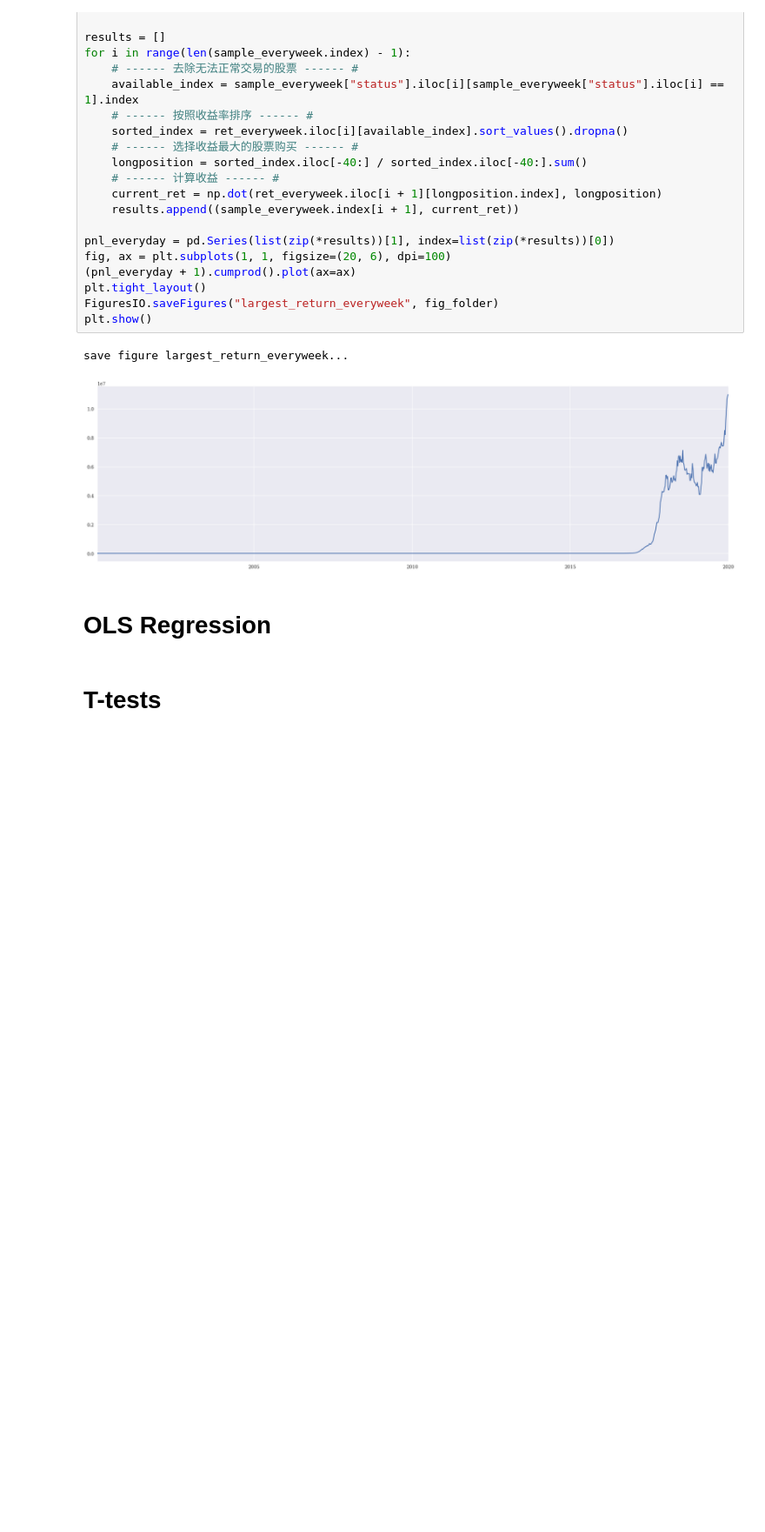
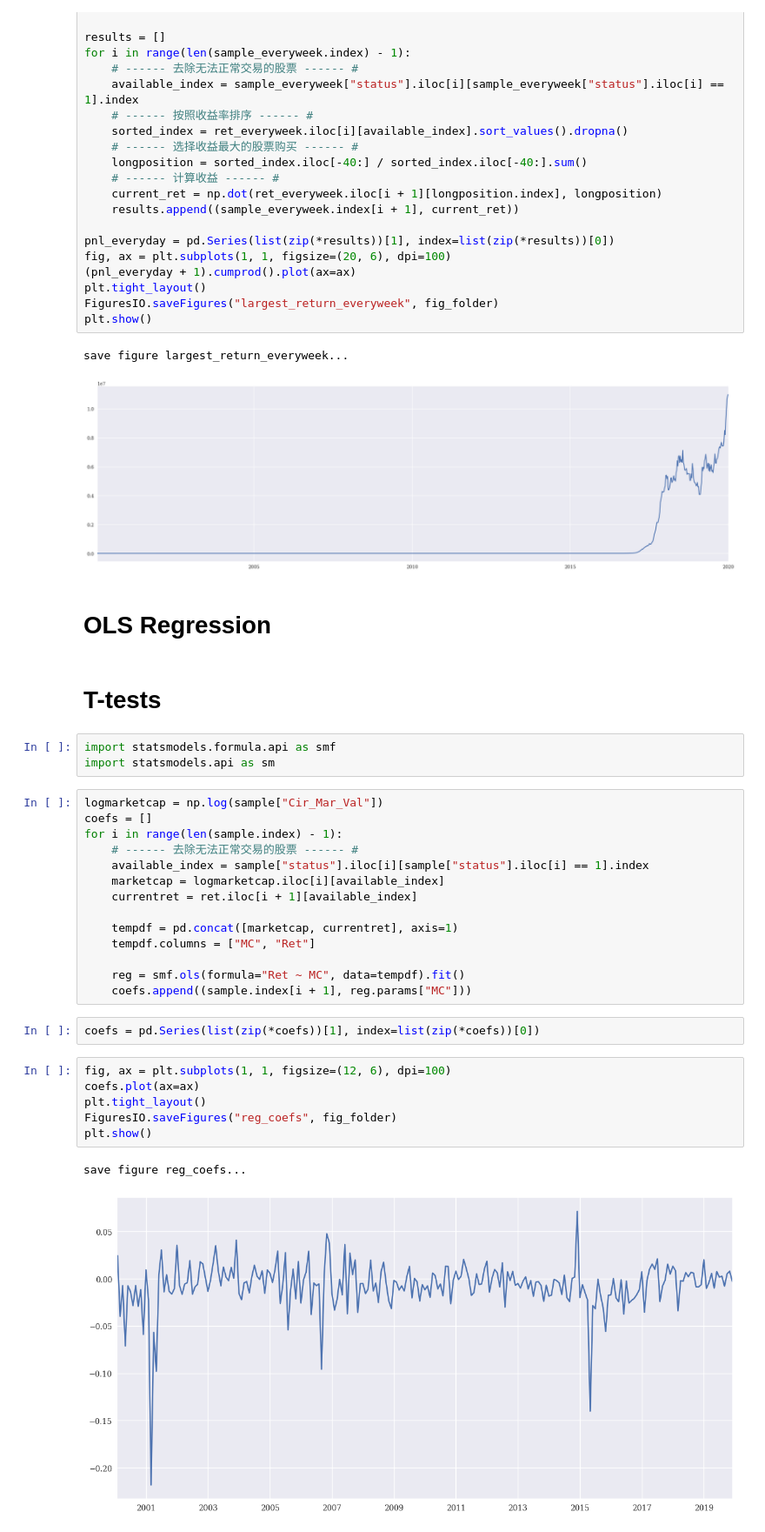
Before and after one commit to FantasySilence/FintechStudy, a Jupyter notebook: lecture/QT_Lecture03_Student.ipynb, the cells around one changed output. Shown at 87% size. Drawn from its saved outputs; the diff is of its cells as text; blank space fills up the shorter version.

```diff
--- a/lecture/QT_Lecture03_Student.ipynb
+++ b/lecture/QT_Lecture03_Student.ipynb
@@ -384,3 +384,31 @@ save figure largest_return_everyweek...
 # OLS Regression
 # %% [markdown]
 # T-tests
+# %%
+import statsmodels.formula.api as smf
+import statsmodels.api as sm
+# %%
+logmarketcap = np.log(sample["Cir_Mar_Val"])
+coefs = []
+for i in range(len(sample.index) - 1):
+    # ------ 去除无法正常交易的股票 ------ #
+    available_index = sample["status"].iloc[i][sample["status"].iloc[i] == 1].index
+    marketcap = logmarketcap.iloc[i][available_index]
+    currentret = ret.iloc[i + 1][available_index]
+
+    tempdf = pd.concat([marketcap, currentret], axis=1)
+    tempdf.columns = ["MC", "Ret"]
+
+    reg = smf.ols(formula="Ret ~ MC", data=tempdf).fit()
+    coefs.append((sample.index[i + 1], reg.params["MC"]))
+# %%
+coefs = pd.Series(list(zip(*coefs))[1], index=list(zip(*coefs))[0])
+# %%
+fig, ax = plt.subplots(1, 1, figsize=(12, 6), dpi=100)
+coefs.plot(ax=ax)
+plt.tight_layout()
+FiguresIO.saveFigures("reg_coefs", fig_folder)
+plt.show()
+# %% [output]
+save figure reg_coefs...
+[figure, added]
```
Also changed, not shown: parts of 1 cell of this notebook.
